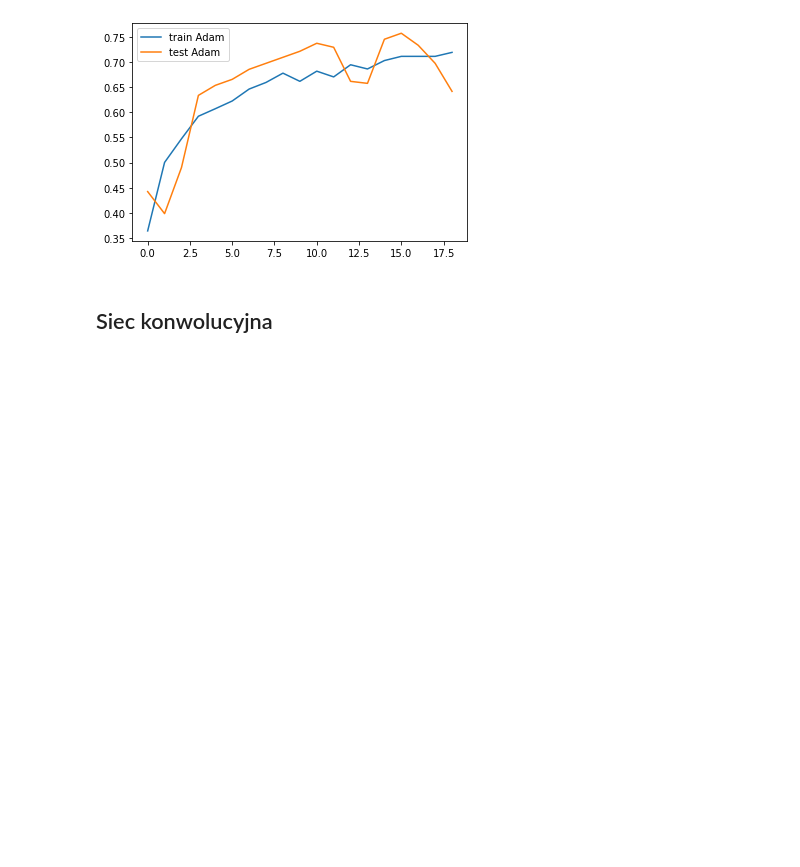
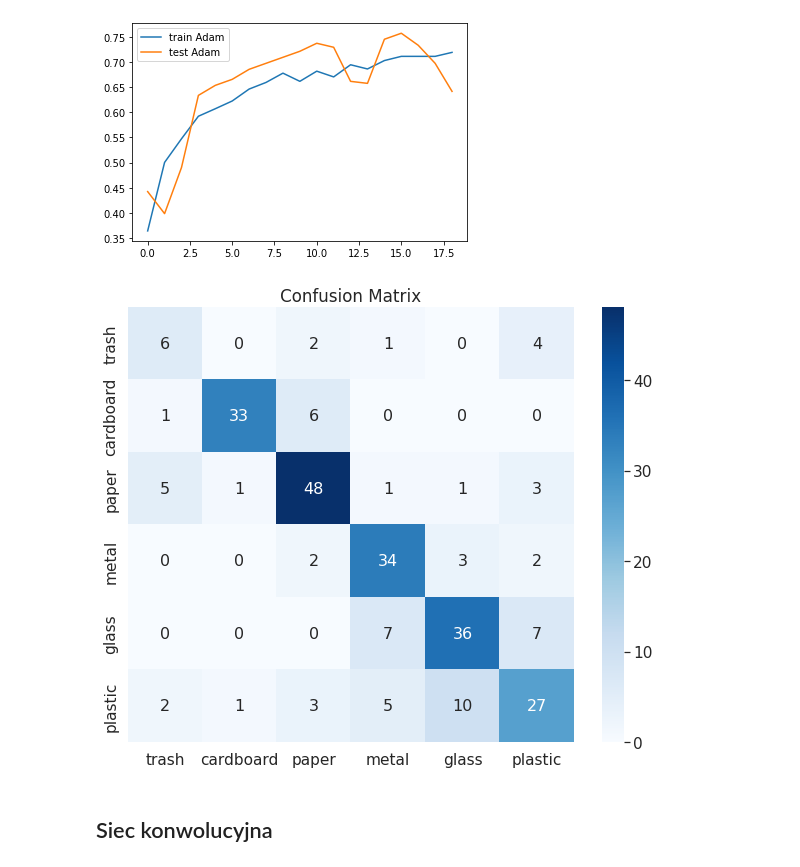
Before and after one commit to pagmerek/garbage-classification, a Jupyter notebook: garbage_classification.ipynb, the cells around one changed output. Saved outputs shown, nothing was run; the diff lists cells and outputs as text; code cells hidden in the pictures; blank space fills up the shorter version.

Commit message:
summary and conf matrix

```diff
--- a/garbage_classification.ipynb
+++ b/garbage_classification.ipynb
@@ -113,4 +105,4 @@ nb_test_samples = len(test_batches.filenames)
 ## Podejscie transfer-learningu
 # %%
 
-base_model = VGG16(weights='imagenet',input_shape=(150,150,3), include_top=False)
+base_model = VGG16(weights='imagenet',input_shape=(128,128,3), include_top=False)
@@ -139,7 +127,7 @@ Trainable params: 14,714,688
 Non-trainable params: 0
 _________________________________________________________________
 # %%
-callbacks = [ EarlyStopping(monitor='val_loss', patience=3, mode='min', verbose=1)]
+callbacks = [ EarlyStopping(monitor='val_loss', patience=10, mode='auto', verbose=1)]
 
 model = Sequential()
 
@@ -185,8 +173,8 @@ _________________________________________________________________
 # %%
 model.compile(optimizer=keras.optimizers.Adam(1e-3), loss='categorical_crossentropy', metrics=['accuracy'])
 # %%
-model_details = model.fit(train_batches,
-    epochs = 25,
+model_transfer = model.fit(train_batches,
+    epochs = 30,
     validation_data = valid_batches,
     callbacks = callbacks)
 # %% [output]
@@ -218,6 +206,25 @@ plt.legend()
 plt.show()
 # %% [output]
 [figure]
+# %%
+import pandas as pd
+import seaborn as sn
+from sklearn.metrics import classification_report, confusion_matrix
+from sklearn.metrics import cohen_kappa_score
+from sklearn.metrics import roc_auc_score
+from IPython.display import SVG
+
+
+Y_pred = model.predict(test_batches)
+y_pred = np.argmax(Y_pred, axis=1)
+cm = confusion_matrix(test_batches.classes, y_pred)
+df_cm = pd.DataFrame(cm, list(test_batches.class_indices.keys()), list(test_batches.class_indices.keys()))
+fig, ax = plt.subplots(figsize=(10,8))
+sn.heatmap(df_cm, annot=True, annot_kws={"size": 16}, cmap=plt.cm.Blues)
+plt.title('Confusion Matrix')
+plt.show()
+# %% [output]
+[figure, added]
 # %% [markdown]
 ## Siec konwolucyjna
 # %%
```
Also changed, not shown: parts of 17 cells of this notebook.
